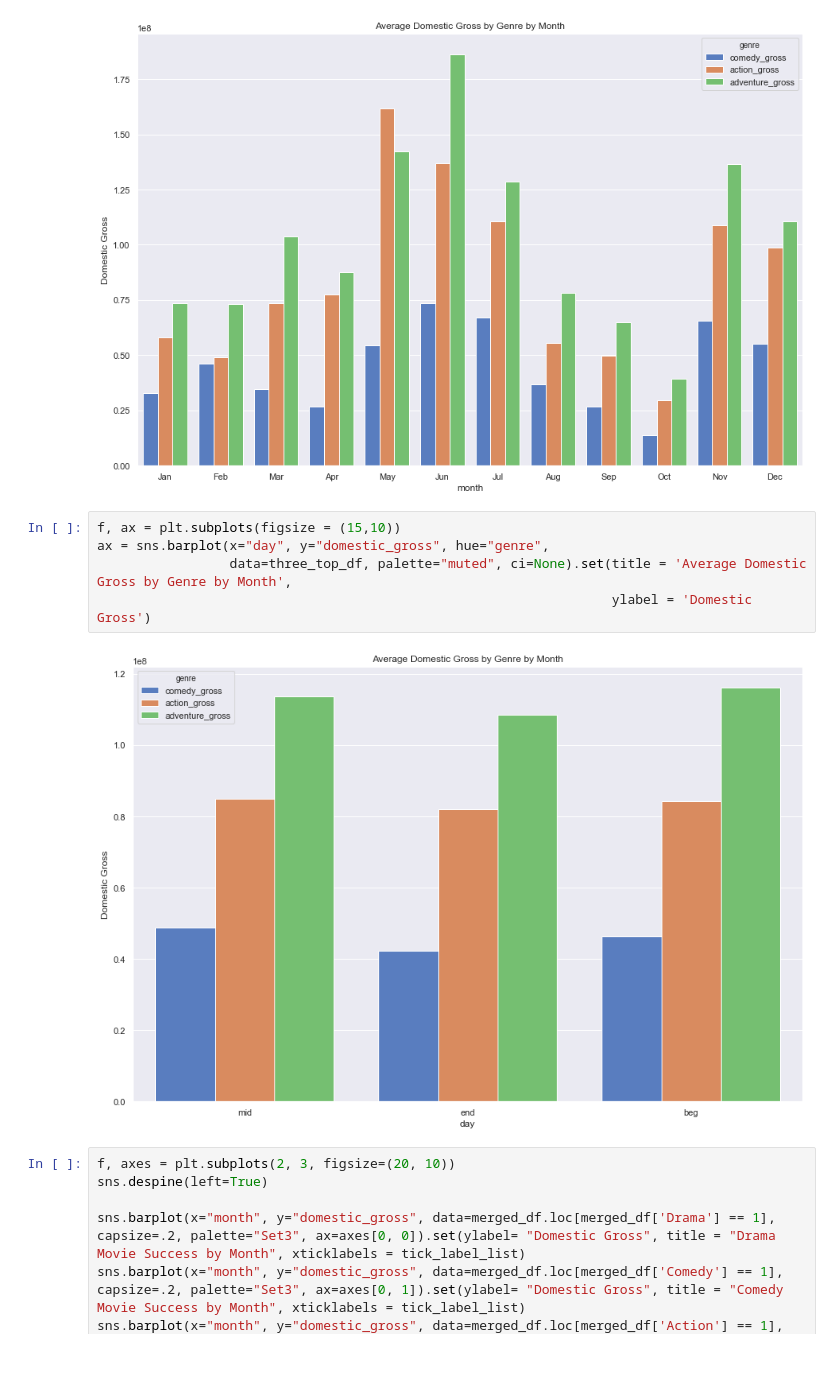
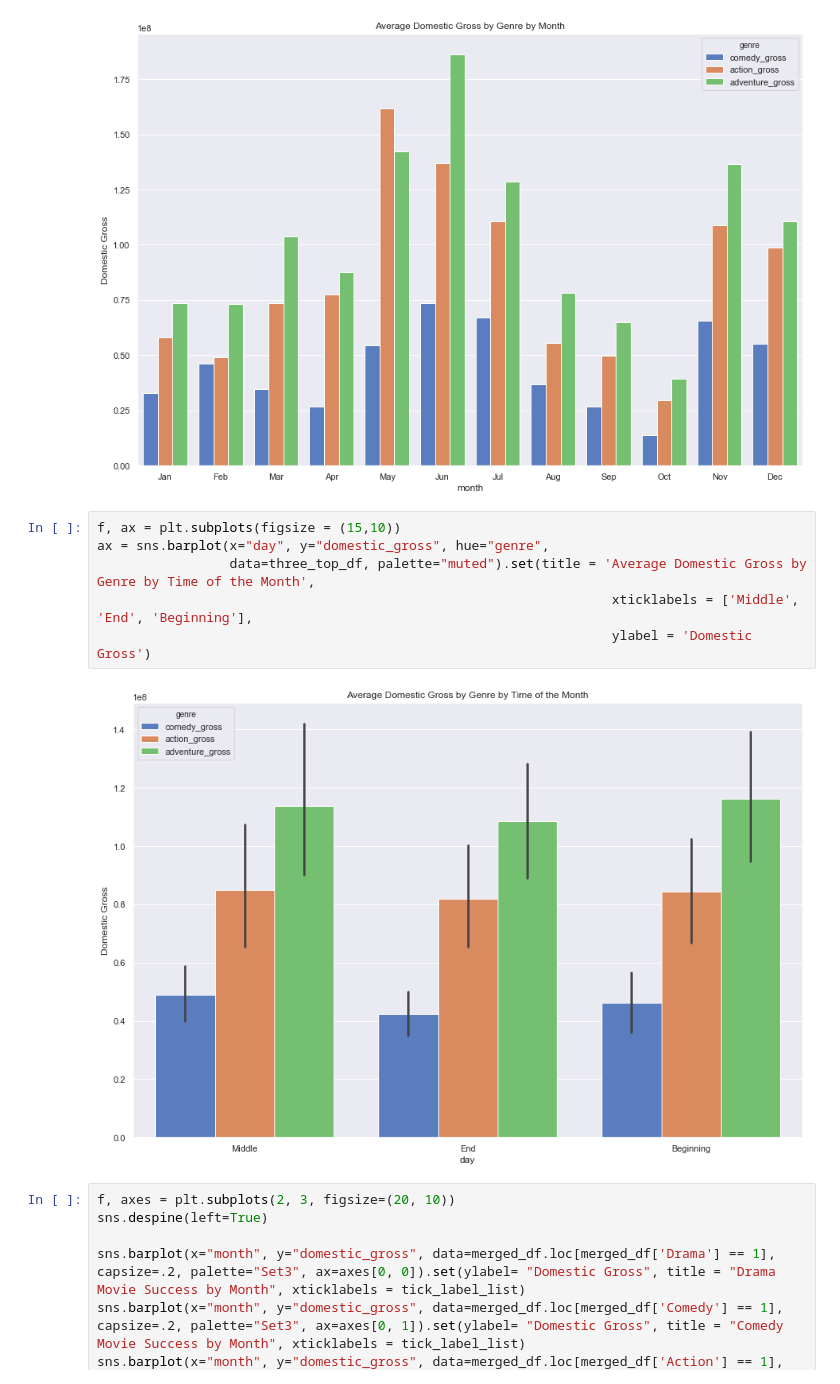
Before and after one commit to k-christensen/K_and_A_movie_project, a Jupyter notebook: tech_notebook.ipynb, the cells around one changed output. Drawn from its saved outputs; the diff is of its cells as text.

```diff
--- a/tech_notebook.ipynb
+++ b/tech_notebook.ipynb
@@ -258,10 +292,11 @@ ax = sns.barplot(x="month", y="domestic_gross", hue="genre",
 # %%
 f, ax = plt.subplots(figsize = (15,10))
 ax = sns.barplot(x="day", y="domestic_gross", hue="genre",
-                 data=three_top_df, palette="muted", ci=None).set(title = 'Average Domestic Gross by Genre by Month',
+                 data=three_top_df, palette="muted").set(title = 'Average Domestic Gross by Genre by Time of the Month',
+                                                                  xticklabels = ['Middle', 'End', 'Beginning'],
                                                                   ylabel = 'Domestic Gross')
 # %% [output]
-[figure, old version]
+[figure, new version]
 # %%
 f, axes = plt.subplots(2, 3, figsize=(20, 10))
 sns.despine(left=True)
```
Also changed, not shown: parts of 2 cells of this notebook, 1 other file.
